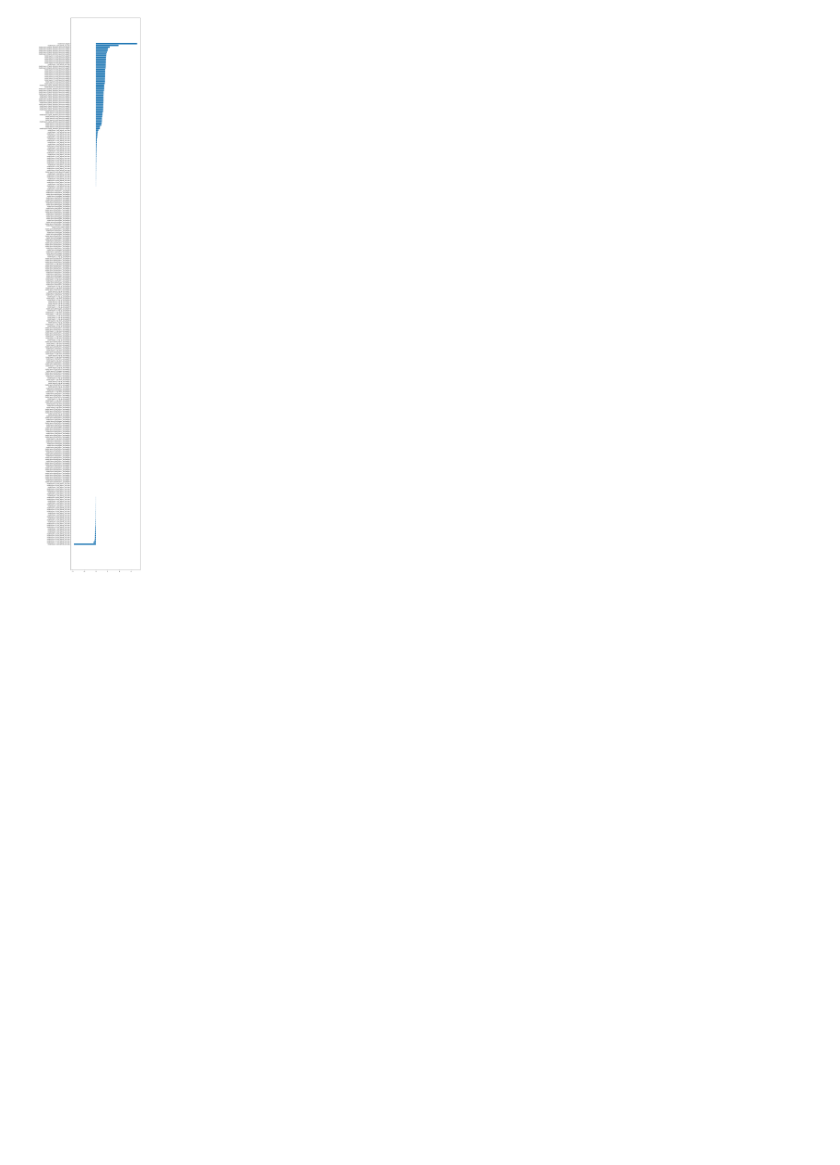
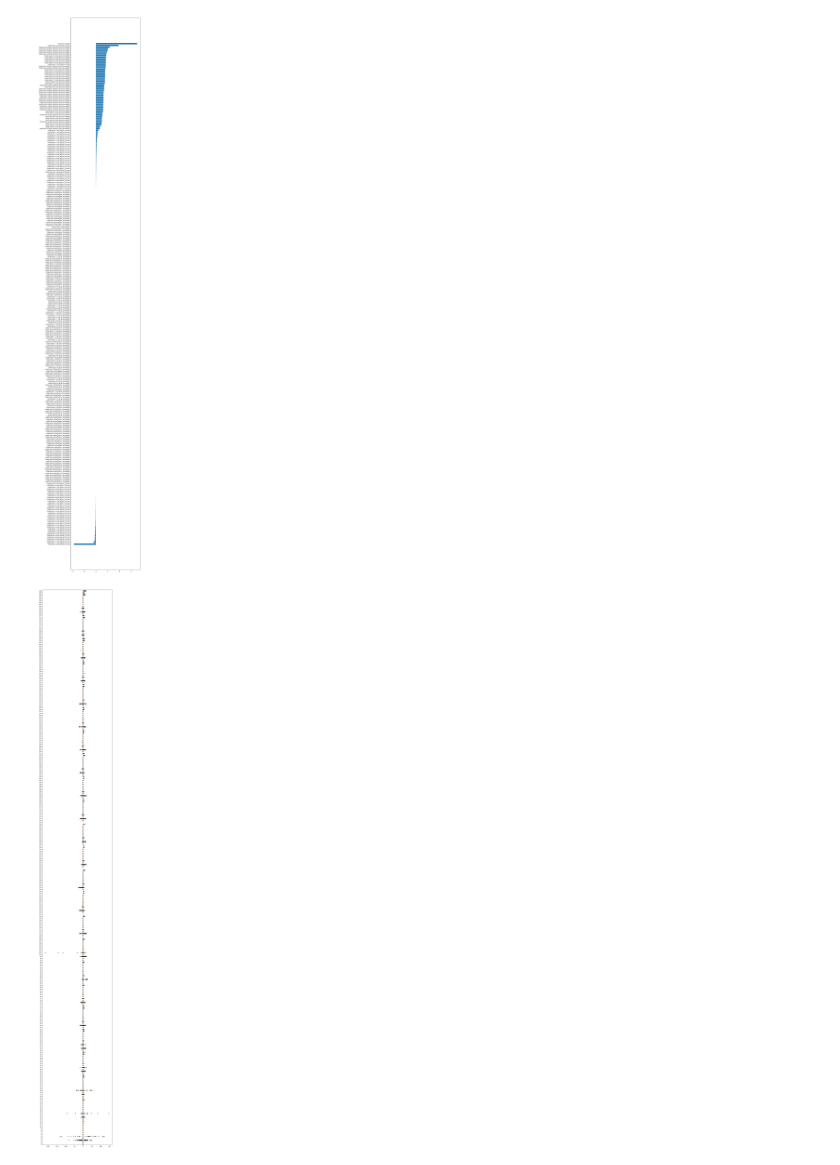
Before and after one commit to carterjandrew/stats-II-final, a Jupyter notebook: exploration.ipynb, the cells around one changed output. Saved outputs shown, nothing was run; the diff lists cells and outputs as text; code cells hidden in the pictures; blank space fills up the shorter version.

```diff
--- a/main.ipynb
+++ b/exploration.ipynb
@@ -109,3 +107,18 @@ plt.barh(stats['name'], stats['mean'])
 plt.show();
 # %% [output]
 [figure]
+# %%
+weights = [param.data.flatten().numpy() for name, param in model.named_parameters()]
+
+sample_weights = [np.random.choice(
+    layer,
+    size=min(len(layer), 2000),
+    replace=False
+) for layer in weights]
+del weights
+# %%
+plt.figure(figsize=(10,80))
+plt.boxplot(sample_weights, vert=False)
+plt.show();
+# %% [output]
+[figure, added]
```
Also changed, not shown: parts of 17 cells of this notebook, 1 other file.
